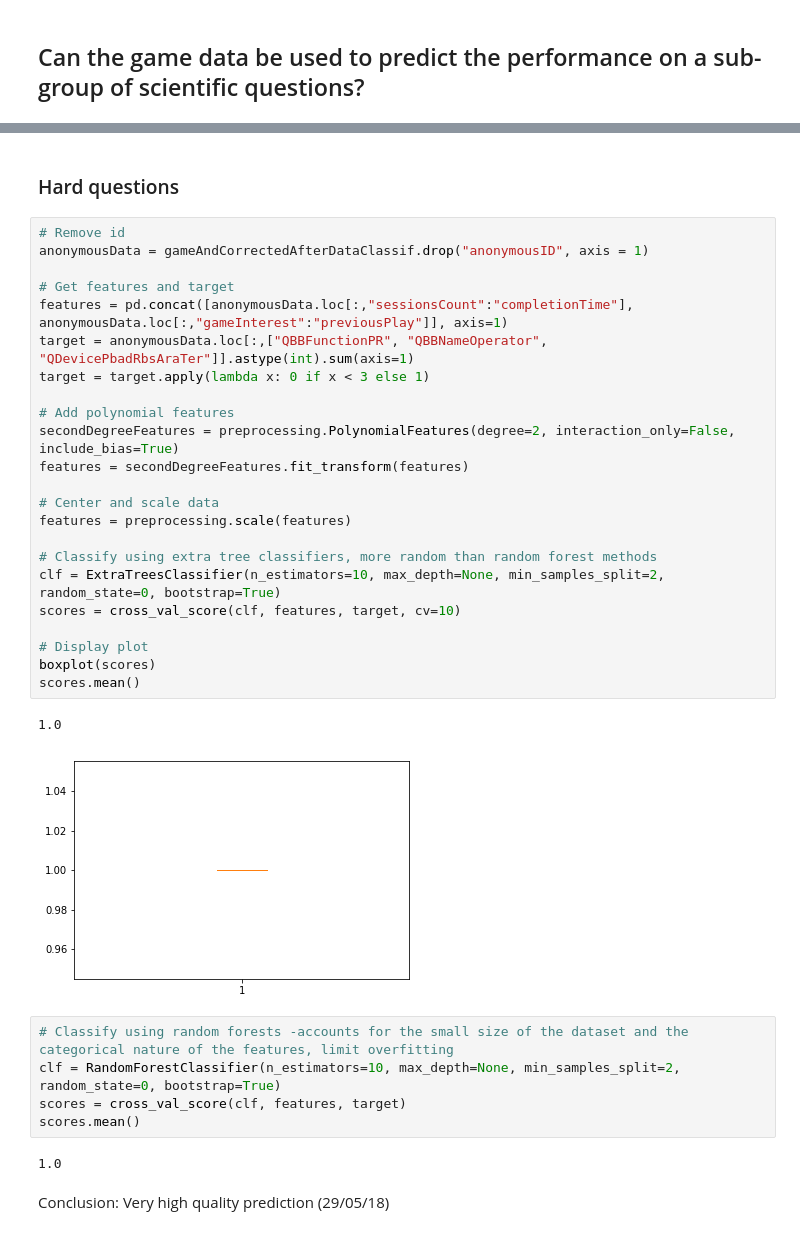
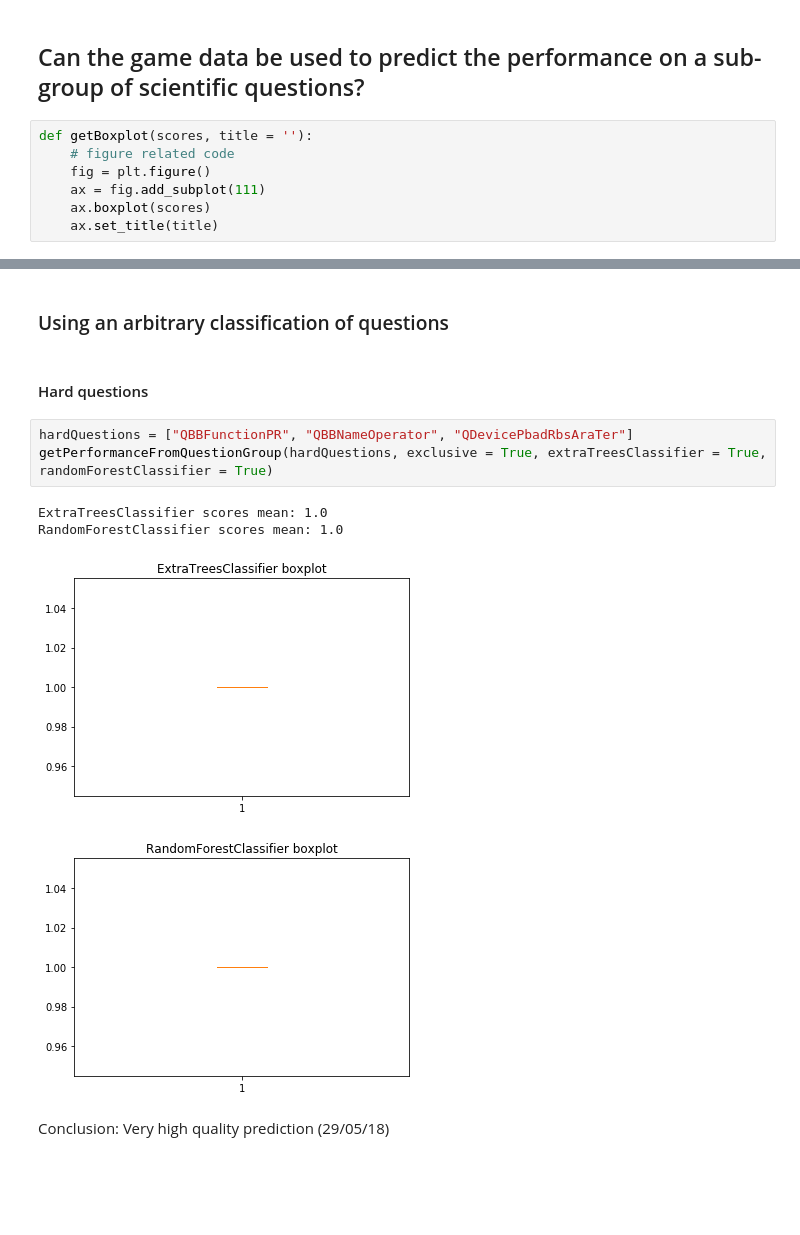
Before and after one commit to CyberCRI/dataanalysis-herocoli-redmetrics, a Jupyter notebook: v1.52.2/Data mining/Classification.ipynb, the cells around one changed output, grey strips where cells are left out. Drawn from its saved outputs; the diff is of its cells as text; blank space fills up the shorter version.

Commit message:
added question classes that follow Bloom's taxonomy

```diff
--- a/v1.52.2/Data mining/Classification.ipynb
+++ b/v1.52.2/Data mining/Classification.ipynb
@@ -348,3 +355,10 @@ Conclusion: Redmetrics can be used to predict answers to certain scientific ques
 TODO Raphael: Check which questions you want additional analysis for
 # %% [markdown]
 ## Can the game data be used to predict the performance on a sub-group of scientific questions?
+# %%
+def getBoxplot(scores, title = ''):
+    # figure related code
+    fig = plt.figure()
+    ax = fig.add_subplot(111)
+    ax.boxplot(scores)
+    ax.set_title(title)
@@ -351,38 +422,15 @@ TODO Raphael: Check which questions you want additional analysis for
+# %% [markdown]
+### Using an arbitrary classification of questions
 # %% [markdown]
-### Hard questions
+#### Hard questions
-# %%
-# Remove id
-anonymousData = gameAndCorrectedAfterDataClassif.drop("anonymousID", axis = 1)
-
-# Get features and target
-features = pd.concat([anonymousData.loc[:,"sessionsCount":"completionTime"], anonymousData.loc[:,"gameInterest":"previousPlay"]], axis=1)
-target = anonymousData.loc[:,["QBBFunctionPR", "QBBNameOperator", "QDevicePbadRbsAraTer"]].astype(int).sum(axis=1)
-target = target.apply(lambda x: 0 if x < 3 else 1)
-
-# Add polynomial features
-secondDegreeFeatures = preprocessing.PolynomialFeatures(degree=2, interaction_only=False, include_bias=True)
-features = secondDegreeFeatures.fit_transform(features)
-
-# Center and scale data
-features = preprocessing.scale(features)
-
-# Classify using extra tree classifiers, more random than random forest methods
-clf = ExtraTreesClassifier(n_estimators=10, max_depth=None, min_samples_split=2, random_state=0, bootstrap=True)
-scores = cross_val_score(clf, features, target, cv=10)
-
-# Display plot
-boxplot(scores)
-scores.mean()
-# %% [output]
-1.0
-[figure, removed]
-# %%
-# Classify using random forests -accounts for the small size of the dataset and the categorical nature of the features, limit overfitting
-clf = RandomForestClassifier(n_estimators=10, max_depth=None, min_samples_split=2, random_state=0, bootstrap=True)
-scores = cross_val_score(clf, features, target)
-scores.mean()
-# %% [output]
-1.0
+# %%
+hardQuestions = ["QBBFunctionPR", "QBBNameOperator", "QDevicePbadRbsAraTer"]
+getPerformanceFromQuestionGroup(hardQuestions, exclusive = True, extraTreesClassifier = True, randomForestClassifier = True)
+# %% [output]
+ExtraTreesClassifier scores mean: 1.0
+RandomForestClassifier scores mean: 1.0
+[figure, added]
+[figure, added]
 # %% [markdown]
 Conclusion: Very high quality prediction (29/05/18)
 # %% [markdown]
```
Also changed, not shown: parts of 20 cells of this notebook, 1 other file.
